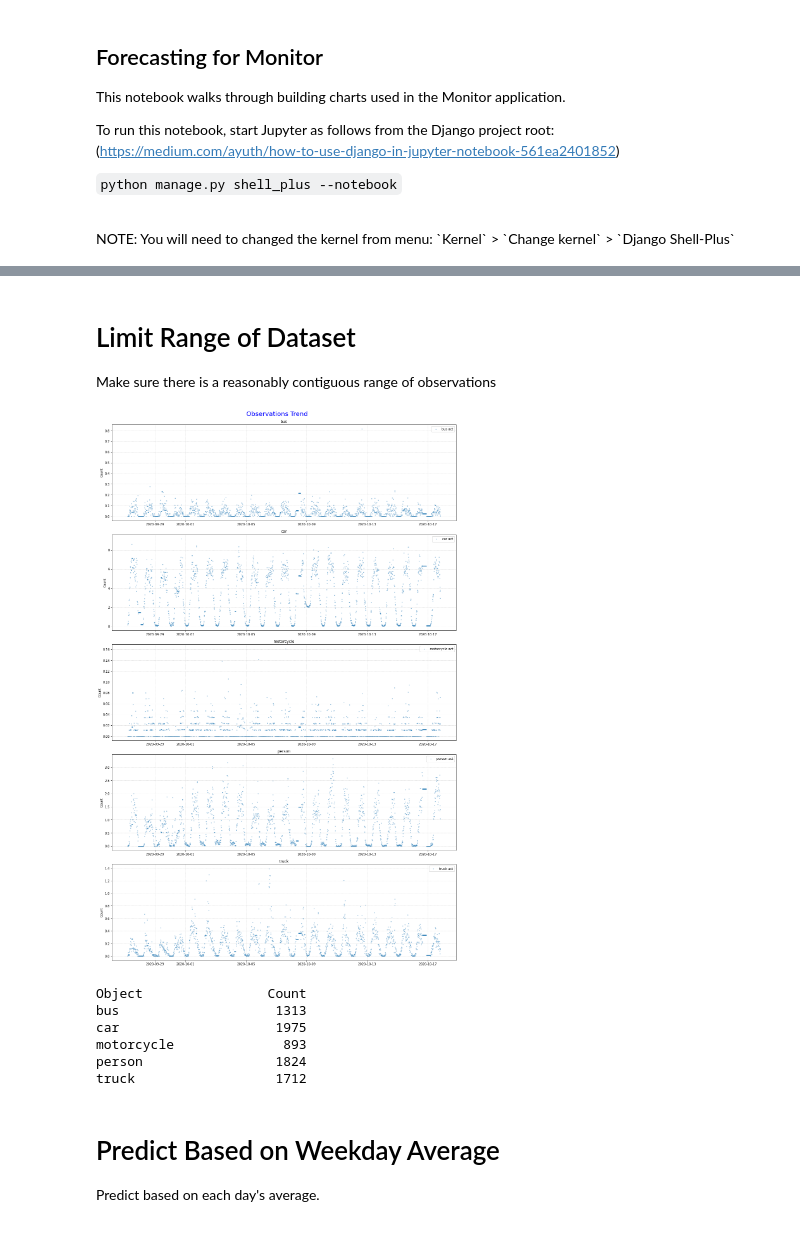
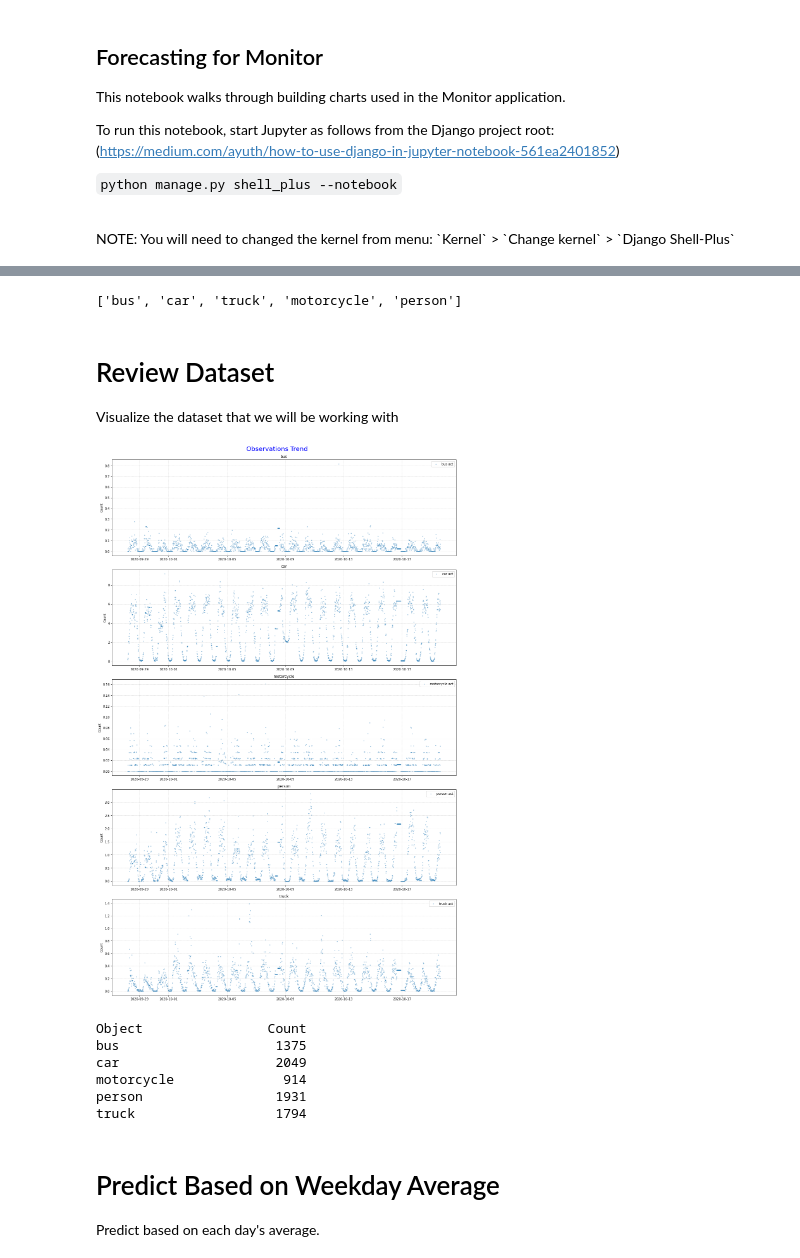
Before and after one commit to mcdomx/monitor, a Jupyter notebook: notebooks/monitor_forecasting.ipynb, the cells around one changed output, grey strips where cells are left out. Drawn from its saved outputs; the diff is of its cells as text; code cells hidden in the pictures.

```diff
--- a/notebooks/monitor_forecasting.ipynb
+++ b/notebooks/monitor_forecasting.ipynb
@@ -216,3 +201,4 @@ raw_df.head()
-# %% [markdown]
-<h1>Limit Range of Dataset</h1>
-Make sure there is a reasonably contiguous range of observations
+# %%
+Monitor.objects.get(pk='MyMonitor').log_objects
+# %% [output]
+['bus', 'car', 'truck', 'motorcycle', 'person']
@@ -219,30 +388,40 @@ Make sure there is a reasonably contiguous range of observations
+# %%
+model_config = ModelDataConfig(monitor_name='MyMonitor',
+                                 interval=15,
+                                 hours_in_training=24,
+                                 hours_in_prediction=24*7,
+                                 source_data_from_date="2020-09-27",
+                                 categories=['truck', 'bus', 'car', 'motorcycle', 'person'])
+# %% [markdown]
+<h1>Review Dataset</h1>
+Visualize the dataset that we will be working with
 # %%
-fig, subplot = plt.subplots(nrows=len(categories), ncols=1, figsize=(16,25))
+fig, subplot = plt.subplots(nrows=len(model_config.categories), ncols=1, figsize=(16,25))
 fig.suptitle("Observations Trend\n", fontsize=20, c='b')
 
-plot_df = raw_df[raw_df.time_stamp >= datetime.datetime(2020,9,27)]
+plot_df = model_config.full_df
 
 for i, c in enumerate(plot_df.class_name.unique()):
     _p = plot_df[plot_df.class_name == c]
     subplot[i].scatter(_p.time_stamp, _p.rate, alpha=.4, label=f"{c} act", s=3)
 
     subplot[i].set_title(c)
     subplot[i].set_ylabel("Count")
     subplot[i].grid(linestyle='--', alpha=.5, linewidth=.7)
     subplot[i].legend()
 
 plt.tight_layout()
 plt.show()
 # %% [output]
-[figure, old version]
+[figure, new version]
 # %%
 print(f"{'Object':15}  {'Count':>10}")
-for c in raw_df.class_name.unique():
-    print(f"{c:15}  {(raw_df[raw_df.class_name == c]['rate'] != 0).sum():>10}")
+for c in model_config.full_df.class_name.unique():
+    print(f"{c:15}  {(model_config.full_df[model_config.full_df.class_name == c]['rate'] != 0).sum():>10}")
 # %% [output]
 Object                Count
-bus                    1313
-car                    1975
-motorcycle              893
-person                 1824
-truck                  1712
+bus                    1375
+car                    2049
+motorcycle              914
+person                 1931
+truck                  1794
```
Also changed, not shown: parts of 60 cells of this notebook, 4 other files.
